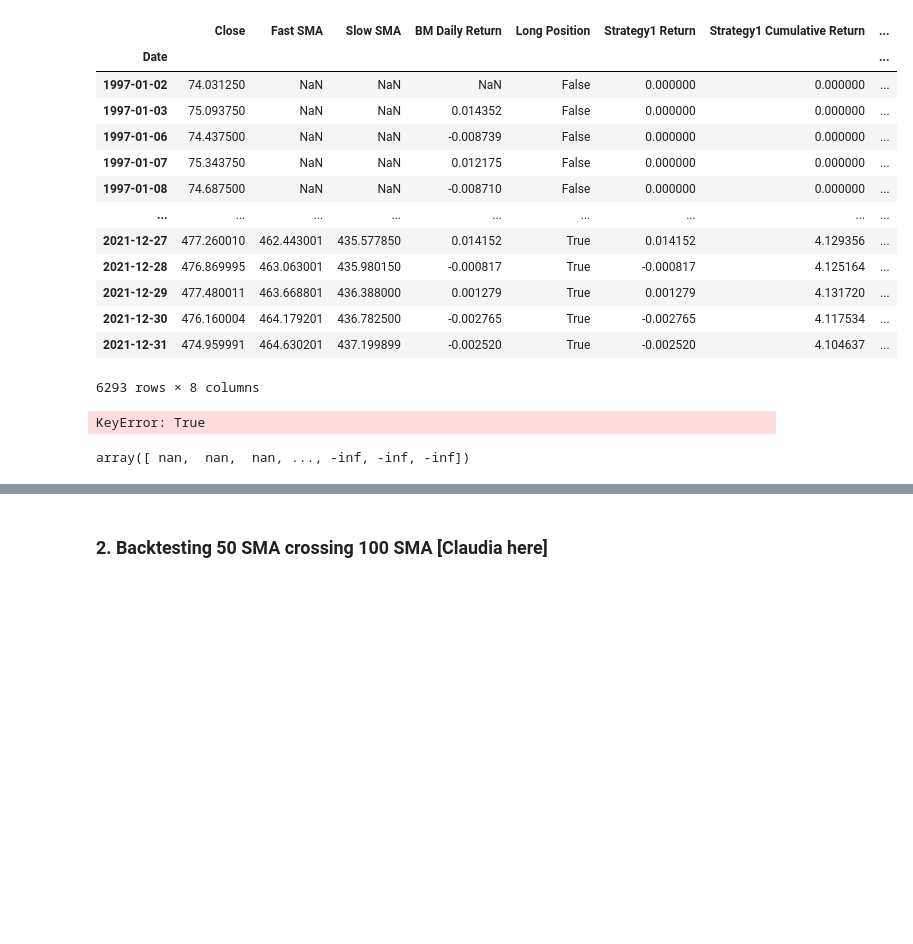
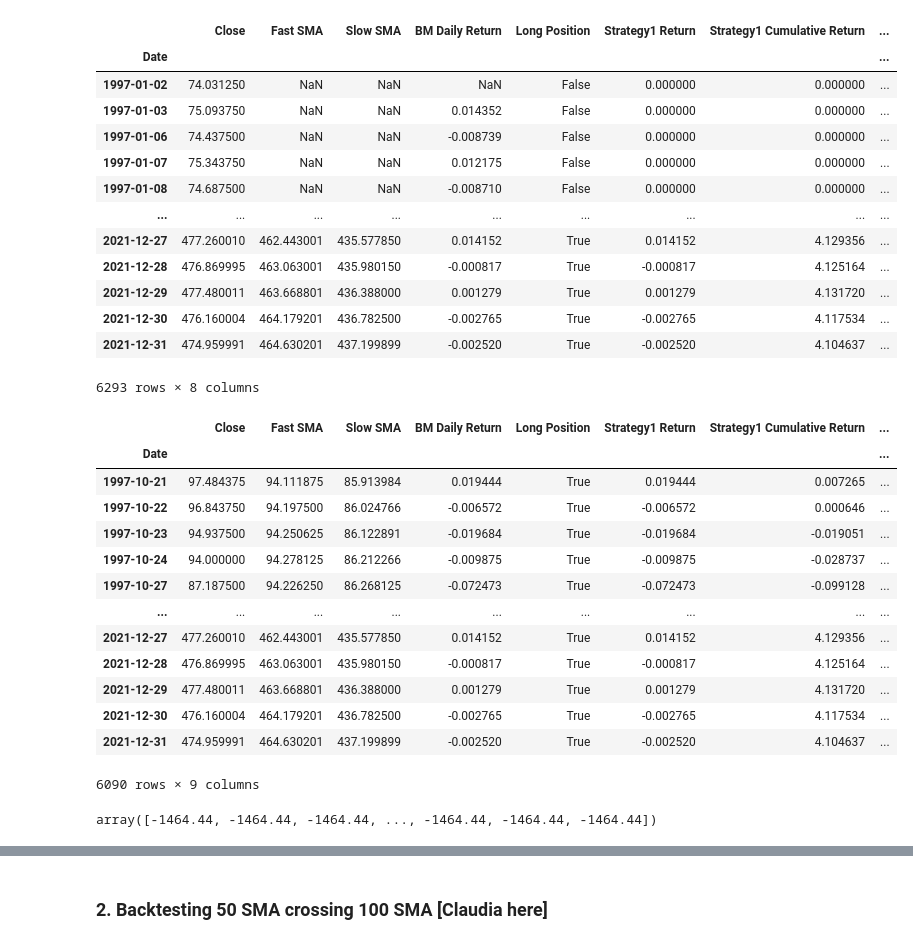
Before and after one commit to brilliantlyc/Backtesting_MA_Crossover_Strategies, a Jupyter notebook: project_1_hanna_v2.ipynb, the cells around one changed output, grey strips where cells are left out. Drawn from its saved outputs; the diff is of its cells as text; code cells hidden in the pictures; blank space fills up the shorter version.

```diff
--- a/project_1_hanna_v2.ipynb
+++ b/project_1_hanna_v2.ipynb
@@ -412,15 +412,31 @@ strategy1_return
 # %%
 strategy1_return["Strategy1 Daily Drawdown"] = strategy1_return["Strategy1 Cumulative Return"] - strategy1_return["Strategy1 Peak Cumulative"]
 # %%
-strategy1_return = strategy1_return[["Strategy1 Peak Cumulative"]!=0]
+#strategy1_return = strategy1_return[["Strategy1 Peak Cumulative"]!=0]
+#strategy1_return
+
+strategy1_return = strategy1_return[strategy1_return["Strategy1 Peak Cumulative"]!=0]
 strategy1_return
 # %% [output]
+|  | Close | Fast SMA | Slow SMA | BM Daily Return | Long Position | Strategy1 Return | Strategy1 Cumulative Return | ... |
+| Date |  |  |  |  |  |  |  | ... |
+| 1997-10-21 | 97.484375 | 94.111875 | 85.913984 | 0.019444 | True | 0.019444 | 0.007265 | ... |
+| 1997-10-22 | 96.843750 | 94.197500 | 86.024766 | -0.006572 | True | -0.006572 | 0.000646 | ... |
+| 1997-10-23 | 94.937500 | 94.250625 | 86.122891 | -0.019684 | True | -0.019684 | -0.019051 | ... |
+| 1997-10-24 | 94.000000 | 94.278125 | 86.212266 | -0.009875 | True | -0.009875 | -0.028737 | ... |
+| 1997-10-27 | 87.187500 | 94.226250 | 86.268125 | -0.072473 | True | -0.072473 | -0.099128 | ... |
+| ... | ... | ... | ... | ... | ... | ... | ... | ... |
+| 2021-12-27 | 477.260010 | 462.443001 | 435.577850 | 0.014152 | True | 0.014152 | 4.129356 | ... |
+| 2021-12-28 | 476.869995 | 463.063001 | 435.980150 | -0.000817 | True | -0.000817 | 4.125164 | ... |
+| 2021-12-29 | 477.480011 | 463.668801 | 436.388000 | 0.001279 | True | 0.001279 | 4.131720 | ... |
+| 2021-12-30 | 476.160004 | 464.179201 | 436.782500 | -0.002765 | True | -0.002765 | 4.117534 | ... |
+| 2021-12-31 | 474.959991 | 464.630201 | 437.199899 | -0.002520 | True | -0.002520 | 4.104637 | ... |
-KeyError: True
+6090 rows × 9 columns
 # %%
 strategy1_drawdown_pct = np.where(strategy1_return["Strategy1 Peak Cumulative"] != 0,round(((strategy1_return["Strategy1 Daily Drawdown"]/ strategy1_return["Strategy1 Peak Cumulative"]).min())*100,2),np.nan)
 strategy1_drawdown_pct
 # %% [output]
-array([ nan,  nan,  nan, ..., -inf, -inf, -inf])
+array([-1464.44, -1464.44, -1464.44, ..., -1464.44, -1464.44, -1464.44])
 # %%
 # Summary of the strategy1
 # %%
```
Also changed, not shown: parts of 26 cells of this notebook.
